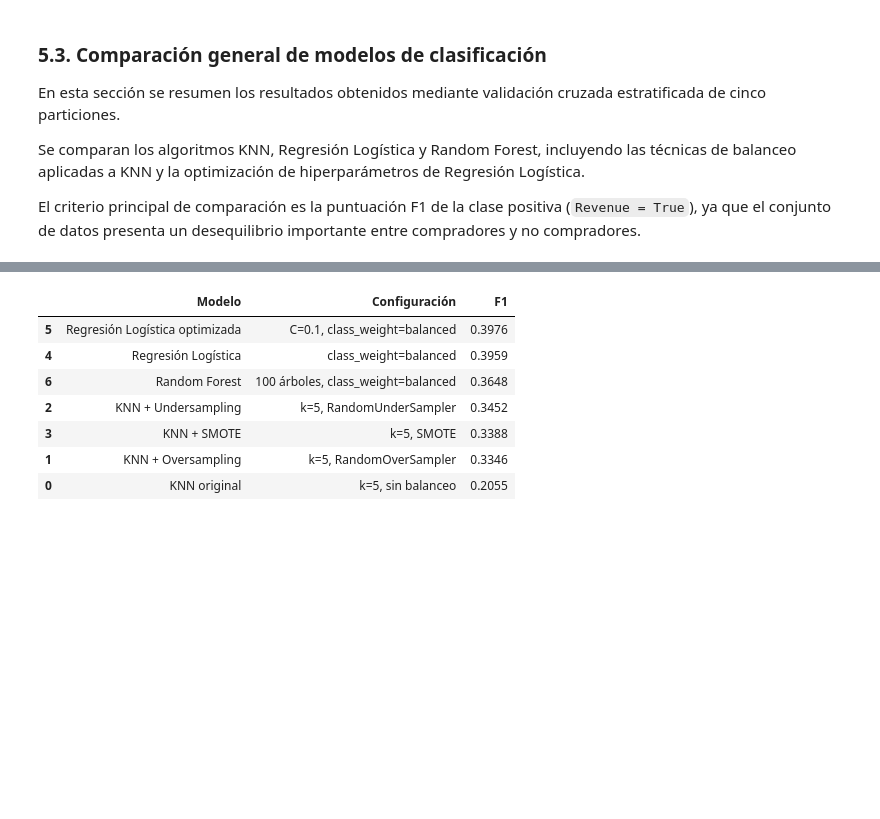
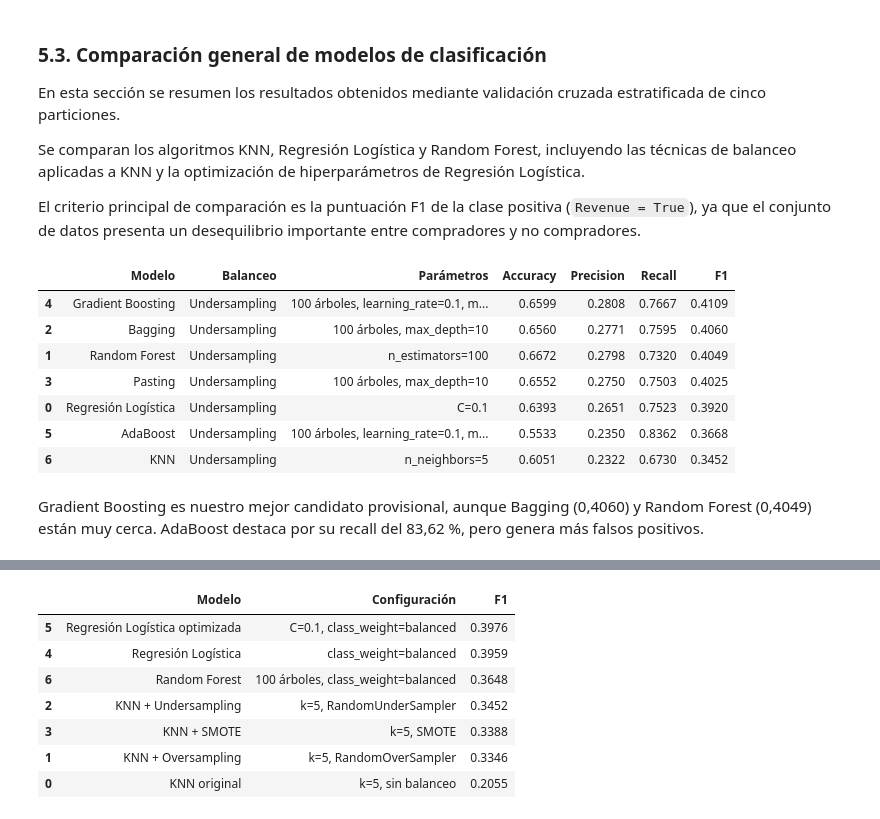
Before and after one commit to beafernandez22/proyecto_lo_compraran_ml, a Jupyter notebook: proyecto_lo_compraran_ml.ipynb, the cells around one changed output, grey strips where cells are left out. Saved outputs shown, nothing was run; the diff lists cells and outputs as text; code cells hidden in the pictures; blank space fills up the shorter version.

```diff
--- a/proyecto_lo_compraran_ml.ipynb
+++ b/proyecto_lo_compraran_ml.ipynb
@@ -1005,3 +1315,79 @@ En esta sección se resumen los resultados obtenidos mediante validación cruzad
 Se comparan los algoritmos KNN, Regresión Logística y Random Forest, incluyendo las técnicas de balanceo aplicadas a KNN y la optimización de hiperparámetros de Regresión Logística.
 
 El criterio principal de comparación es la puntuación F1 de la clase positiva (`Revenue = True`), ya que el conjunto de datos presenta un desequilibrio importante entre compradores y no compradores.
+# %%
+# Modelos evaluados con undersampling
+modelos_comparados = {
+    "Regresión Logística": (
+        resultado_logistico_under, "C=0.1"
+    ),
+    "Random Forest": (
+        resultado_rf_under, "n_estimators=100"
+    ),
+    "Bagging": (
+        resultado_bagging_under, "100 árboles, max_depth=10"
+    ),
+    "Pasting": (
+        resultado_pasting_under, "100 árboles, max_depth=10"
+    ),
+    "Gradient Boosting": (
+        resultado_gb_under,
+        "100 árboles, learning_rate=0.1, max_depth=3"
+    ),
+    "AdaBoost": (
+        resultado_ada_under,
+        "100 árboles, learning_rate=0.1, max_depth=1"
+    )
+}
+
+# Guardamos las métricas de cada modelo
+filas_resultados = []
+
+for nombre, (resultado, parametros) in modelos_comparados.items():
+    filas_resultados.append({
+        "Modelo": nombre,
+        "Balanceo": "Undersampling",
+        "Parámetros": parametros,
+        "Accuracy": resultado["test_accuracy"].mean(),
+        "Precision": resultado["test_precision"].mean(),
+        "Recall": resultado["test_recall"].mean(),
+        "F1": resultado["test_f1"].mean()
+    })
+
+# Creamos la tabla
+tabla_comparativa = pd.DataFrame(filas_resultados)
+
+# Recuperamos los resultados de KNN con undersampling
+knn_under = tabla_balanceo.loc[
+    tabla_balanceo["Técnica"] == "Undersampling"
+].iloc[0]
+
+# Añadimos KNN a la tabla
+tabla_comparativa.loc[len(tabla_comparativa)] = {
+    "Modelo": "KNN",
+    "Balanceo": "Undersampling",
+    "Parámetros": "n_neighbors=5",
+    "Accuracy": knn_under["Accuracy"],
+    "Precision": knn_under["Precision"],
+    "Recall": knn_under["Recall"],
+    "F1": knn_under["F1"]
+}
+
+# Ordenamos los siete modelos por F1
+tabla_comparativa = tabla_comparativa.sort_values(
+    by="F1",
+    ascending=False
+)
+
+display(tabla_comparativa.round(4))
+# %% [output]
+|  | Modelo | Balanceo | Parámetros | Accuracy | Precision | Recall | F1 |
+| 4 | Gradient Boosting | Undersampling | 100 árboles, learning_rate=0.1, m... | 0.6599 | 0.2808 | 0.7667 | 0.4109 |
+| 2 | Bagging | Undersampling | 100 árboles, max_depth=10 | 0.6560 | 0.2771 | 0.7595 | 0.4060 |
+| 1 | Random Forest | Undersampling | n_estimators=100 | 0.6672 | 0.2798 | 0.7320 | 0.4049 |
+| 3 | Pasting | Undersampling | 100 árboles, max_depth=10 | 0.6552 | 0.2750 | 0.7503 | 0.4025 |
+| 0 | Regresión Logística | Undersampling | C=0.1 | 0.6393 | 0.2651 | 0.7523 | 0.3920 |
+| 5 | AdaBoost | Undersampling | 100 árboles, learning_rate=0.1, m... | 0.5533 | 0.2350 | 0.8362 | 0.3668 |
+| 6 | KNN | Undersampling | n_neighbors=5 | 0.6051 | 0.2322 | 0.6730 | 0.3452 |
+# %% [markdown]
+Gradient Boosting es nuestro mejor candidato provisional, aunque Bagging (0,4060) y Random Forest (0,4049) están muy cerca. AdaBoost destaca por su recall del 83,62 %, pero genera más falsos positivos.
```
Also changed, not shown: parts of 16 cells of this notebook.
